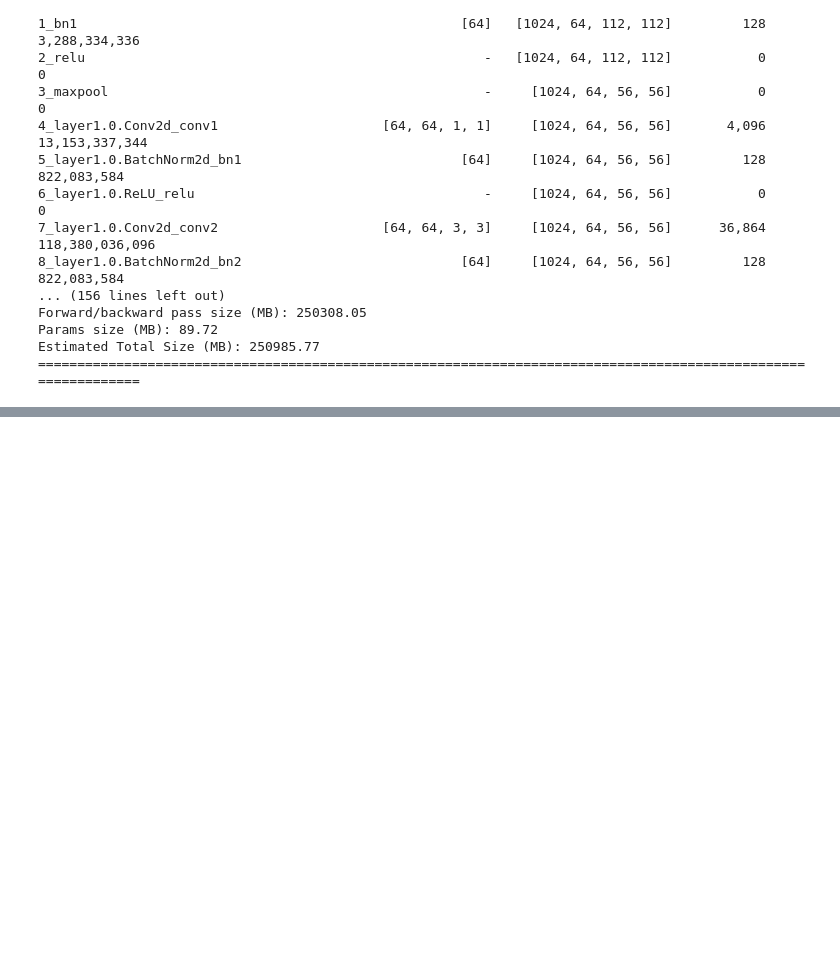
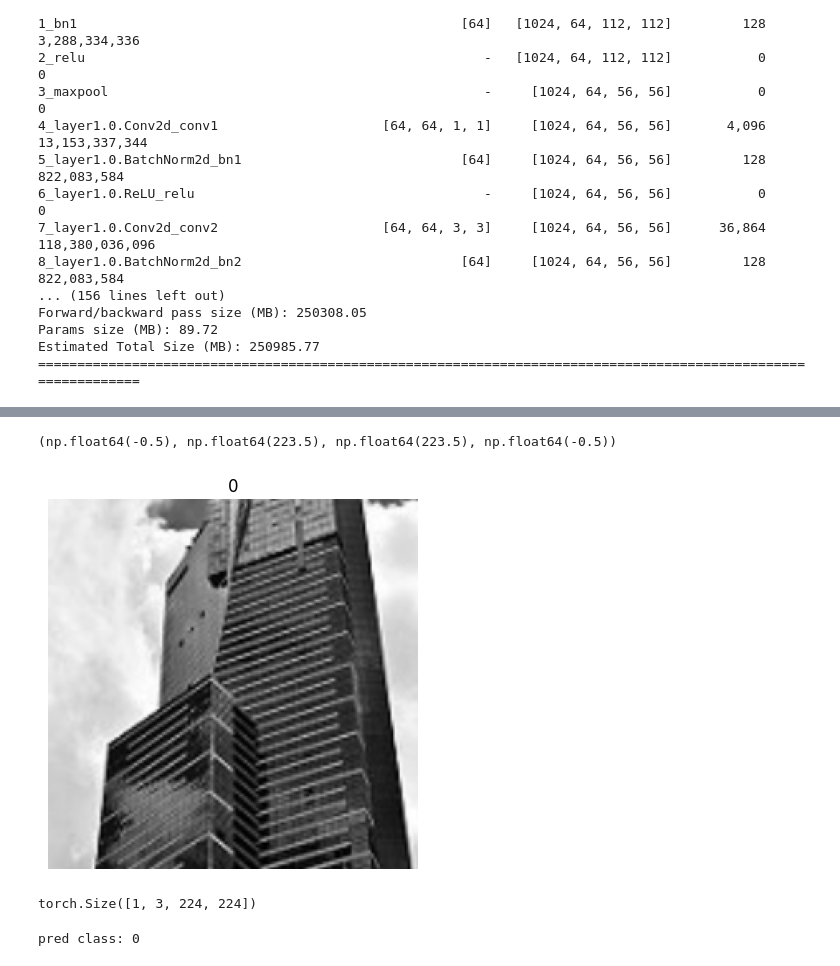
Before and after one commit to b4dm0nd4y/nn_project, a Jupyter notebook: notebooks/main.ipynb, the cells around one changed output, grey strips where cells are left out. Saved outputs shown, nothing was run; the diff lists cells and outputs as text; code cells hidden in the pictures; blank space fills up the shorter version.

Commit message:
refactored model1

```diff
--- a/notebooks/main.ipynb
+++ b/notebooks/main.ipynb
@@ -70,7 +73,7 @@ train_dataset = datasets.ImageFolder(
 
 valid_dataset = datasets.ImageFolder(
     config['data_dir']+ 'seg_test/seg_test',
-    transform=train_transforms
+    transform=valid_transforms
     )
 # %%
 train_loader = DataLoader(train_dataset, batch_size=config['batch_size'], shuffle=True)
@@ -207,2 +217,19 @@ KeyboardInterrupt:
 # %%
-torch.save(model.state_dict(), 'model.pt')
+img, true_label = next(iter(valid_loader))
+# %%
+plt.imshow(img[0][0], cmap='gray')
+plt.title(f'{true_label[0]}'); plt.axis('off')
+# %% [output]
+(np.float64(-0.5), np.float64(223.5), np.float64(223.5), np.float64(-0.5))
+[figure, added]
+# %%
+img[0].unsqueeze(0).shape
+# %% [output]
+torch.Size([1, 3, 224, 224])
+# %%
+with torch.inference_mode():
+    pred_class = model(img[0].unsqueeze(0).to(DEVICE)).softmax(dim=1).argmax().item()
+
+print(f'pred class: {pred_class}')
+# %% [output]
+pred class: 0
```
Also changed, not shown: parts of 9 cells of this notebook, 2 other files.
